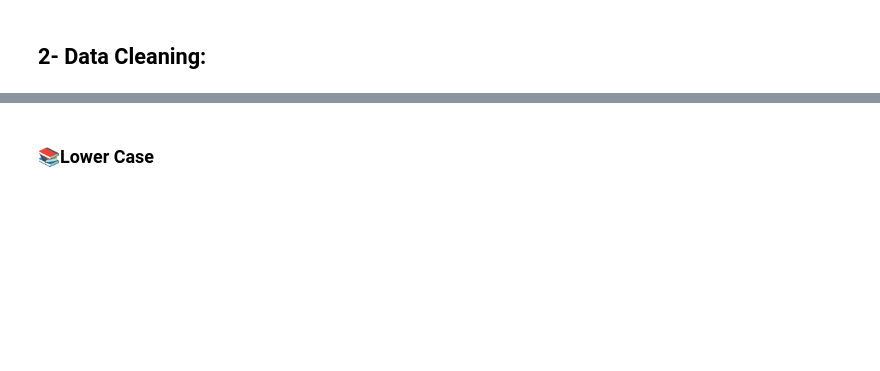
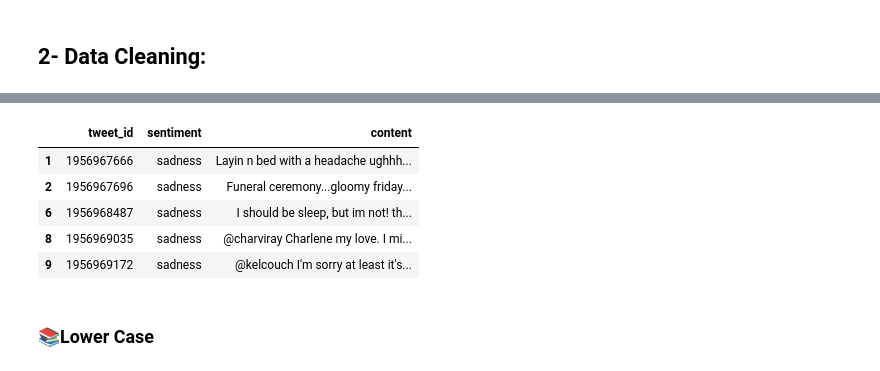
Before and after one commit to dr-mushtaq/Projects, a Jupyter notebook: Tokenization_stemming_lemmatization_stopword_postagging.ipynb, the cells around one changed output, grey strips where cells are left out. Cells and saved outputs as stored; diff of their text form; code cells hidden in the pictures; blank space fills up the shorter version.

```diff
--- a/Tokenization_stemming_lemmatization_stopword_postagging.ipynb
+++ b/Tokenization_stemming_lemmatization_stopword_postagging.ipynb
@@ -63,2 +82,24 @@ corpus = "Need to finalize the demo corpus which will be used for this notebook
+# %%
+ # Dropping rows with other emotion labels
+data = data.drop(data[data.sentiment == 'anger'].index)
+data = data.drop(data[data.sentiment == 'boredom'].index)
+data = data.drop(data[data.sentiment == 'enthusiasm'].index)
+data = data.drop(data[data.sentiment == 'empty'].index)
+data = data.drop(data[data.sentiment == 'fun'].index)
+data = data.drop(data[data.sentiment == 'relief'].index)
+data = data.drop(data[data.sentiment == 'surprise'].index)
+data = data.drop(data[data.sentiment == 'love'].index)
+data = data.drop(data[data.sentiment == 'hate'].index)
+data = data.drop(data[data.sentiment == 'neutral'].index)
+data = data.drop(data[data.sentiment == 'worry'].index)
+# %%
+data.head()
+# %% [output]
+|  | tweet_id | sentiment | content |
+| 1 | 1956967666 | sadness | Layin n bed with a headache ughhh... |
+| 2 | 1956967696 | sadness | Funeral ceremony...gloomy friday... |
+| 6 | 1956968487 | sadness | I should be sleep, but im not! th... |
+| 8 | 1956969035 | sadness | @charviray Charlene my love. I mi... |
+| 9 | 1956969172 | sadness | @kelcouch I'm sorry at least it's... |
 # %% [markdown]
 ### **📚Lower Case**
```
Also changed, not shown: parts of 13 cells of this notebook.
